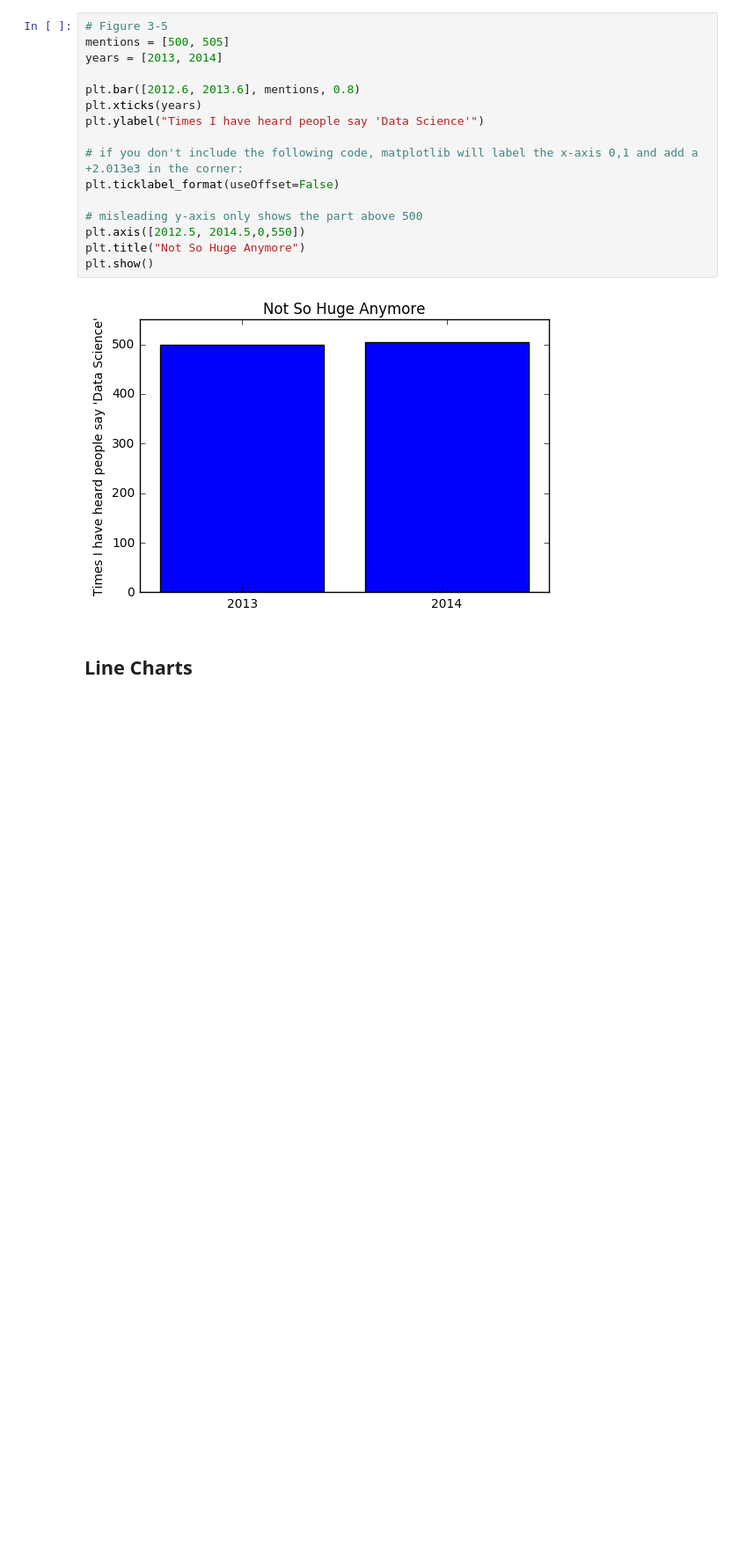
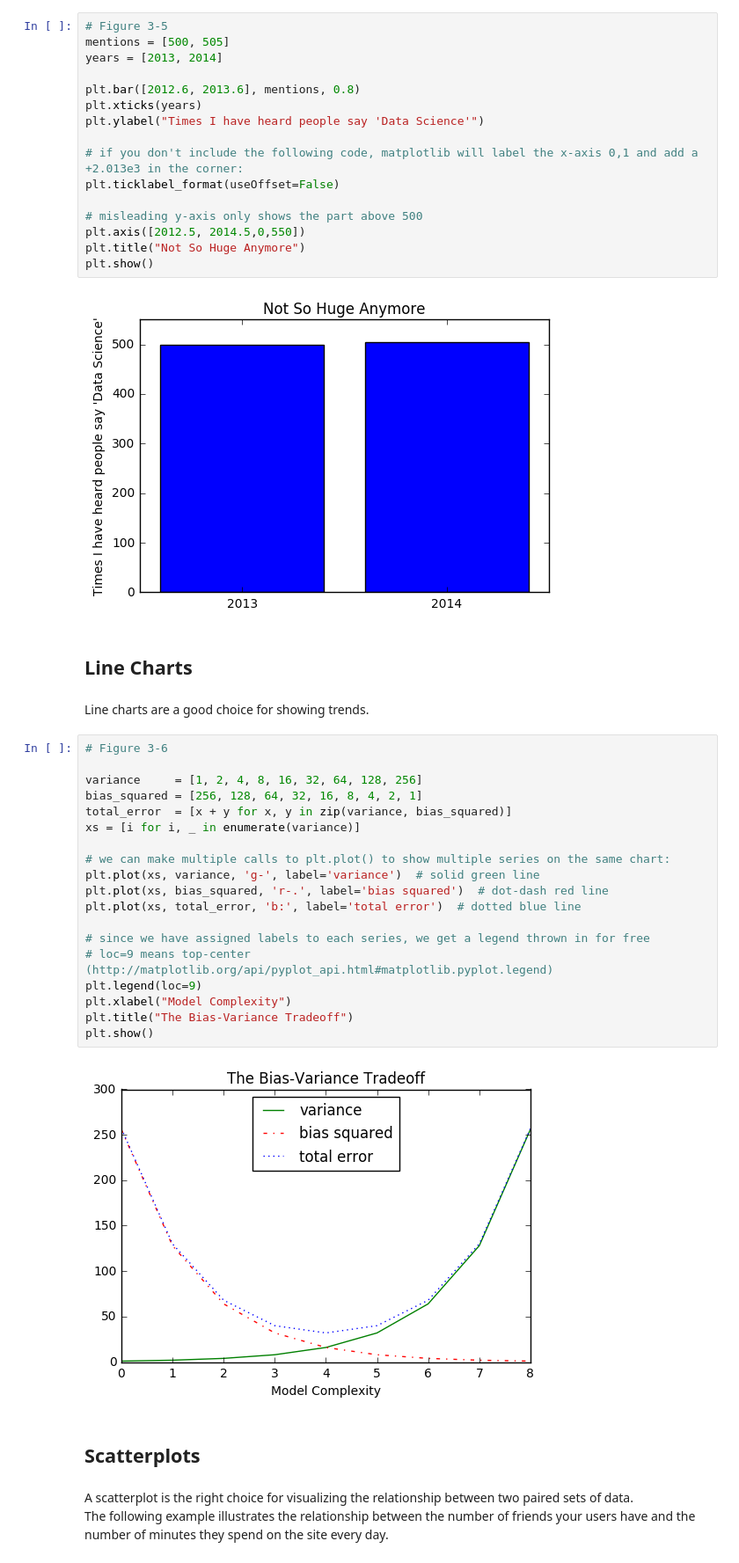
Before and after one commit to bgroveben/DataScienceFromScratch, a Jupyter notebook: 3_Chapter_Visualizing_Data.ipynb, the cells around one changed output. Shown: that part at 88% size. Saved outputs shown, nothing was run; the diff lists cells and outputs as text; blank space fills up the shorter version.

Commit message:
Line Charts

```diff
--- a/3_Chapter_Visualizing_Data.ipynb
+++ b/3_Chapter_Visualizing_Data.ipynb
@@ -118,3 +118,31 @@ plt.show()
 [figure]
 # %% [markdown]
 ## Line Charts
+# %% [markdown]
+Line charts are a good choice for showing trends.
+# %%
+# Figure 3-6
+
+variance     = [1, 2, 4, 8, 16, 32, 64, 128, 256]
+bias_squared = [256, 128, 64, 32, 16, 8, 4, 2, 1]
+total_error  = [x + y for x, y in zip(variance, bias_squared)]
+xs = [i for i, _ in enumerate(variance)]
+
+# we can make multiple calls to plt.plot() to show multiple series on the same chart:
+plt.plot(xs, variance, 'g-', label='variance')  # solid green line
+plt.plot(xs, bias_squared, 'r-.', label='bias squared')  # dot-dash red line
+plt.plot(xs, total_error, 'b:', label='total error')  # dotted blue line
+
+# since we have assigned labels to each series, we get a legend thrown in for free
+# loc=9 means top-center (http://matplotlib.org/api/pyplot_api.html#matplotlib.pyplot.legend)
+plt.legend(loc=9)
+plt.xlabel("Model Complexity")
+plt.title("The Bias-Variance Tradeoff")
+plt.show()
+# %% [output]
+[figure, added]
+# %% [markdown]
+## Scatterplots
+# %% [markdown]
+A scatterplot is the right choice for visualizing the relationship between two paired sets of data.
+The following example illustrates the relationship between the number of friends your users have and the number of minutes they spend on the site every day.
```
Also changed, not shown: parts of 1 cell of this notebook, 1 other file.
